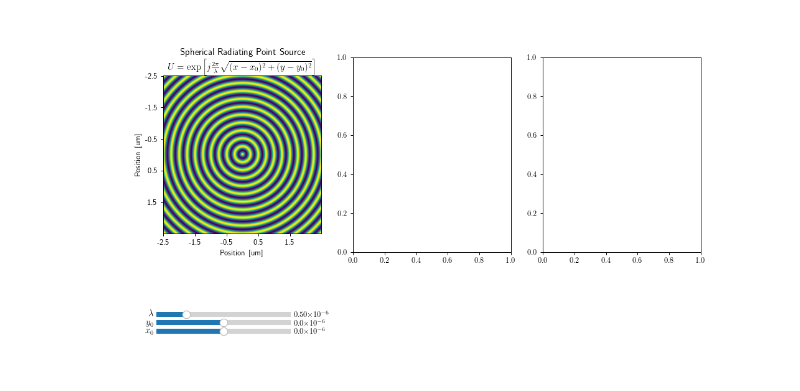
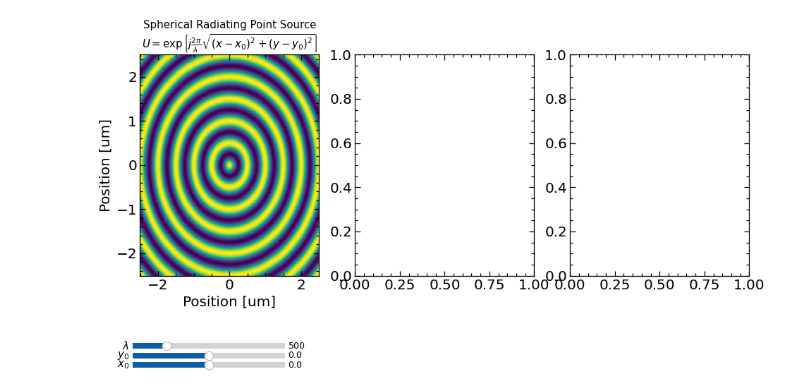
Before and after one commit to MarshallLindsay/Fourier-Optics-Goodman, a Jupyter notebook: chapter5/QPF_Interactive.ipynb, the cells around one changed output. Saved outputs shown, nothing was run; the diff lists cells and outputs as text; code cells hidden in the pictures.

Commit message:
3 plot interactive diagram working

```diff
--- a/chapter5/QPF_Interactive.ipynb
+++ b/chapter5/QPF_Interactive.ipynb
@@ -2,7 +2,13 @@
 #Imports
 import numpy as np
 import matplotlib.pyplot as plt
+import scipy as sc
 from matplotlib.widgets import Slider, Button, RadioButtons
+import pint
+
+plt.style.use(['science', 'notebook'])
+u = pint.UnitRegistry()
+
 %matplotlib widget
 # %%
 plt.close('all')
@@ -15,6 +15,6 @@ nm = 1e-9
 # %%
 #Define the radiating point source
-def point_source(x=0,y=0,wavelength=500*nm, amplitude = 1):
+def point_source(x=0,y=0,wavelength=500*u.nm, amplitude = 1):
     wavenumber = (2*np.pi / wavelength)
     return amplitude * np.exp(1j * wavenumber * np.sqrt(x**2 + y**2))
 # %%
@@ -43,60 +45,47 @@ z = point_source((xx-xoffset),(yy-yoffset),wavelength)
 # %%
 #Plot the things
-'''
-try:
-    plt.style.use('science')
-except:
-    "Please install science plots"
-finally:
-    plt.style.use('ieee')
-'''
 
-plt.rc('font', size=10)
-plt.rcParams['text.usetex'] = True
 #Define the figure
 fig,ax = plt.subplots(1,3,figsize=(12,6), dpi=90)
-#pos: f'{(x * 0.5):.0f}
-formatter = lambda x, pos: f'{(x * 0.01) - 2.5:.1f}'
-ax[0].xaxis.set_major_formatter(formatter)
-ax[0].yaxis.set_major_formatter(formatter)
 
-#ax.set_xlim([x_min/um, x_max/um])
-#ax.set_ylim([y_min/um, y_max/um])
+#
 ax[0].set_title("Spherical Radiating Point Source\n"\
             r"$U = \exp{\left[j\frac{2\pi}{\lambda}\sqrt{(x-x_0)^2 + (y-y_0)^2}\right]}$", fontsize=12
 )
 ax[0].set_xlabel("Position [um]") #The units are hard coded - need a function to determine them
 ax[0].set_ylabel("Position [um]")
 
 #Set intial plot
-im0 = ax[0].imshow(np.real(z))
+im0 = ax[0].pcolormesh(xx,yy,np.real(z.magnitude))
 
 #Make room for sliders
 fig.subplots_adjust(left= 0.1,bottom = 0.3)
 
 #Define some sliders
 wavelength_slider_ax = fig.add_axes([0.09, 0.1, 0.2, 0.03])
-wavelength_slider = Slider(wavelength_slider_ax, r'$\lambda$', 200*nm, 1550*nm, valinit=wavelength)
+wavelength_slider = Slider(wavelength_slider_ax, r'$\lambda$', (200*u.nm).magnitude, (1550*u.nm).magnitude, valinit=wavelength.magnitude)
 wavelength_slider.label.set_size(12)
 
 yoffset_slider_ax = fig.add_axes([0.09, 0.075, 0.2, 0.03])
-yoffset_slider = Slider(yoffset_slider_ax, r"$y_0$", -2.5*um, 2.5*um, valinit=yoffset)
+yoffset_slider = Slider(yoffset_slider_ax, r"$y_0$", (-2.5*u.um).magnitude, (2.5*u.um).magnitude, valinit=yoffset.magnitude)
 yoffset_slider.label.set_size(12)
 
 xoffset_slider_ax = fig.add_axes([0.09, 0.05, 0.2, 0.03])
-xoffset_slider = Slider(xoffset_slider_ax, r"$x_0$", -2.5*um, 2.5*um, valinit=yoffset)
+xoffset_slider = Slider(xoffset_slider_ax, r"$x_0$", (-2.5*u.um).magnitude, (2.5*u.um).magnitude, valinit=xoffset.magnitude)
 xoffset_slider.label.set_size(12)
 
-def sliders_on_changed(val):
-    im0.set_data(np.real(point_source((xx-xoffset_slider.val),(yy-yoffset_slider.val),wavelength_slider.val)))
-    fig.canvas.draw_idle()
+#def sliders_on_changed(val):
+#    z = point_source((xx-xoffset_slider),(yy-yoffset_slider.val),wavelength_slider.val)
+#    im0.set(array=np.real(z.magnitude))
+#    im0.draw()
+#    fig.canvas.draw_idle()
 
 wavelength_slider.on_changed(sliders_on_changed)
 yoffset_slider.on_changed(sliders_on_changed)
 xoffset_slider.on_changed(sliders_on_changed)
 
 
 
 plt.show()
 # %% [output]
-[figure, old version]
+[figure, new version]
```
Also changed, not shown: parts of 4 cells of this notebook, 4 other files.
